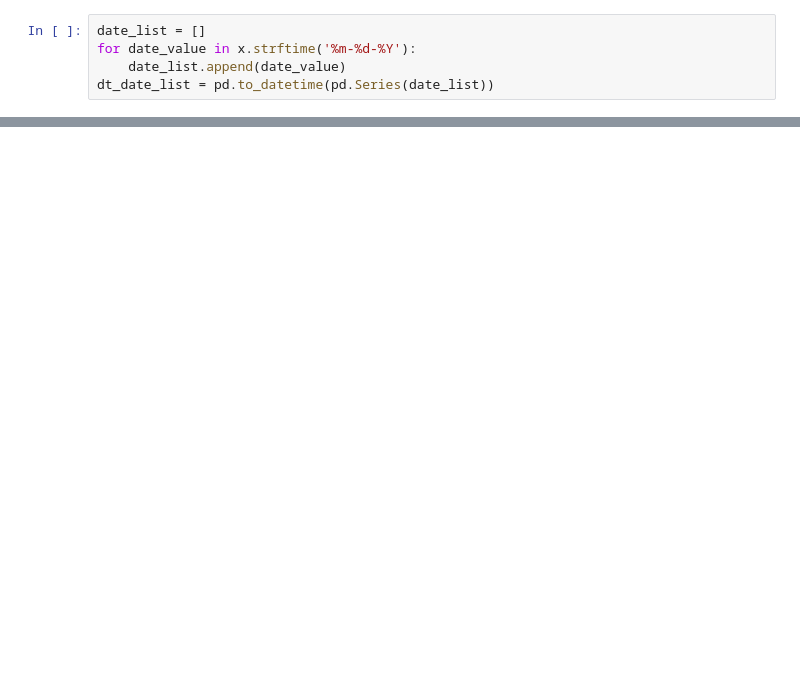
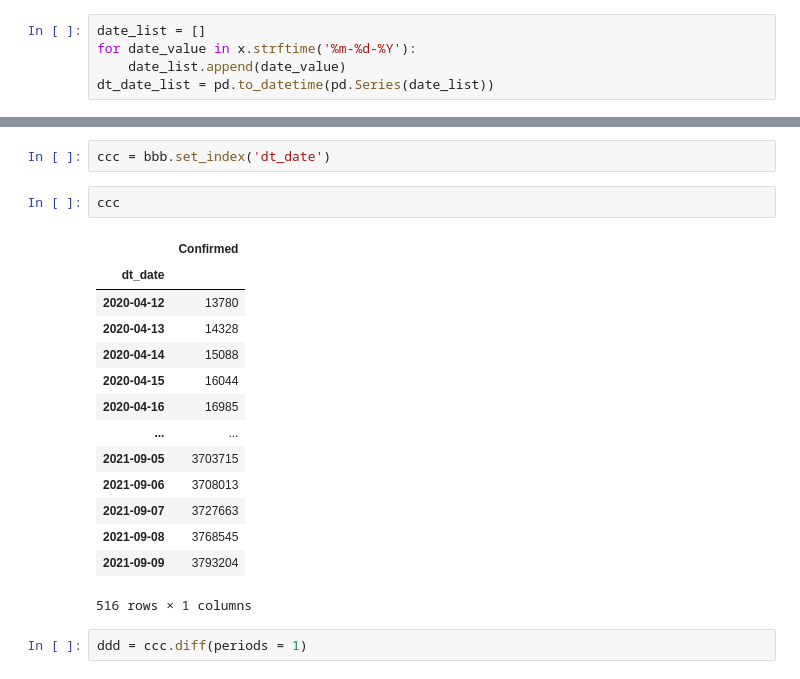
Before and after one commit to ldhagen/JHU_Covid_Notebooks, a Jupyter notebook: JH_US_data-Copy1.ipynb, the cells around one changed output, grey strips where cells are left out. Drawn from its saved outputs; the diff is of its cells as text; blank space fills up the shorter version.

```diff
--- a/JH_US_data-Copy1.ipynb
+++ b/JH_US_data-Copy1.ipynb
@@ -165,0 +81,21 @@ pd.to_datetime(pd.Series(date_list))[0]
+# %%
+ccc = bbb.set_index('dt_date')
+# %%
+ccc
+# %% [output]
+|  | Confirmed |
+| dt_date |  |
+| 2020-04-12 | 13780 |
+| 2020-04-13 | 14328 |
+| 2020-04-14 | 15088 |
+| 2020-04-15 | 16044 |
+| 2020-04-16 | 16985 |
+| ... | ... |
+| 2021-09-05 | 3703715 |
+| 2021-09-06 | 3708013 |
+| 2021-09-07 | 3727663 |
+| 2021-09-08 | 3768545 |
+| 2021-09-09 | 3793204 |
+516 rows × 1 columns
+# %%
+ddd = ccc.diff(periods = 1)
```
Also changed, not shown: parts of 37 cells of this notebook.
